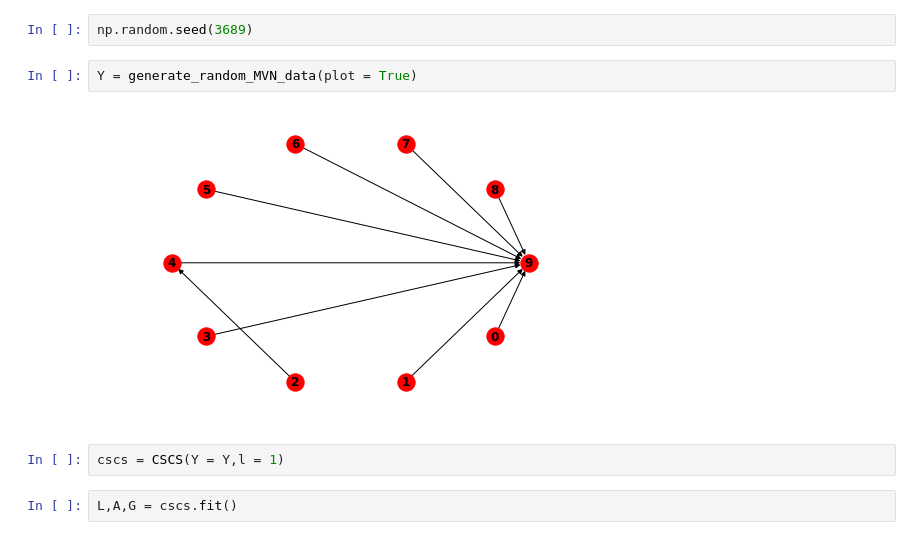
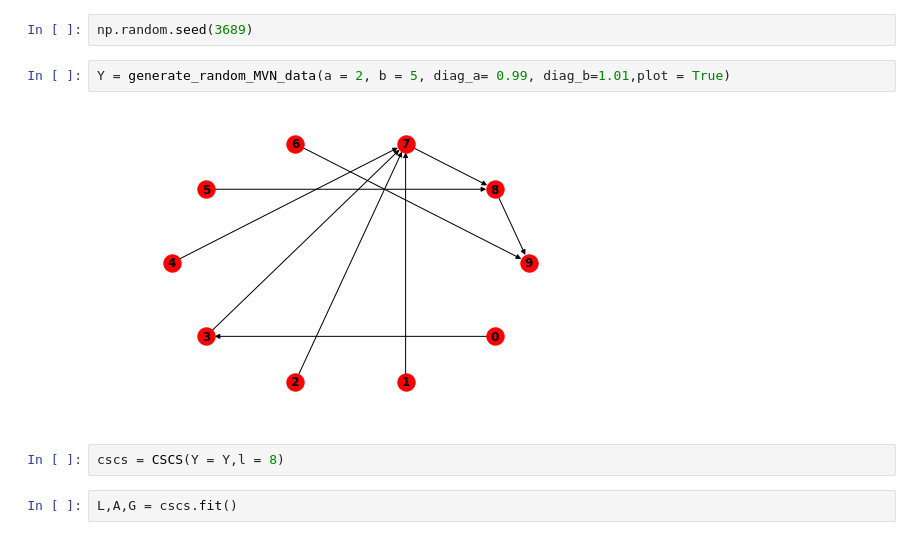
Before and after one commit to shr264/CSCS_python, a Jupyter notebook: CSCS_in_python_example.ipynb, the cells around one changed output. Drawn from its saved outputs; the diff is of its cells as text.

```diff
--- a/CSCS_in_python_example.ipynb
+++ b/CSCS_in_python_example.ipynb
@@ -5,12 +5,12 @@ from data_generate import generate_random_MVN_data
 from CSCS import CSCS
 # %%
 np.random.seed(3689)
-# %%
-Y = generate_random_MVN_data(plot = True)
-# %% [output]
-[figure, removed]
+# %%
+Y = generate_random_MVN_data(a = 2, b = 5, diag_a= 0.99, diag_b=1.01,plot = True)
+# %% [output]
+[figure, added]
 # %%
-cscs = CSCS(Y = Y,l = 1)
+cscs = CSCS(Y = Y,l = 8)
 # %%
 L,A,G = cscs.fit()
 # %%
```
Also changed, not shown: parts of 1 cell of this notebook.
